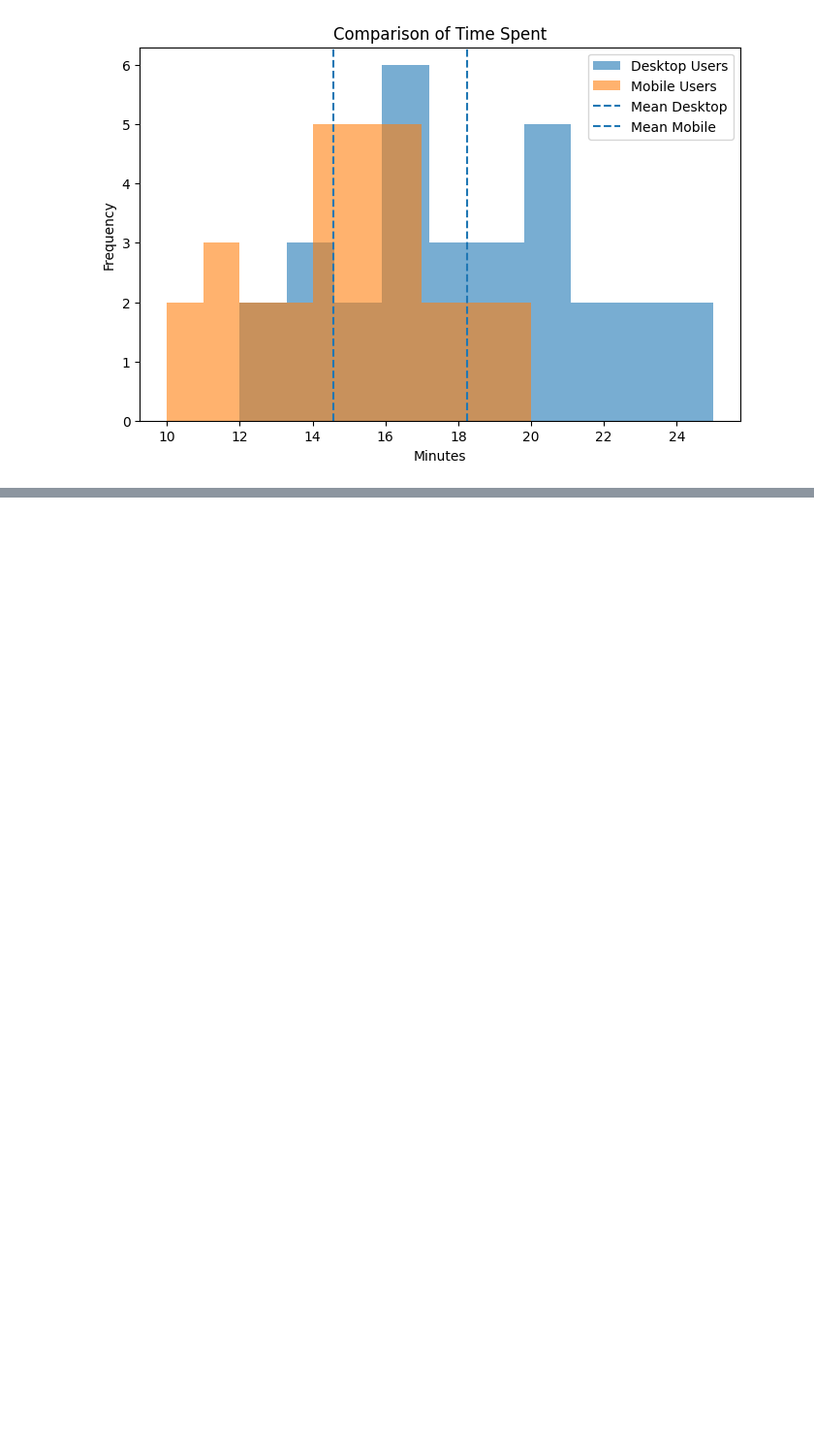
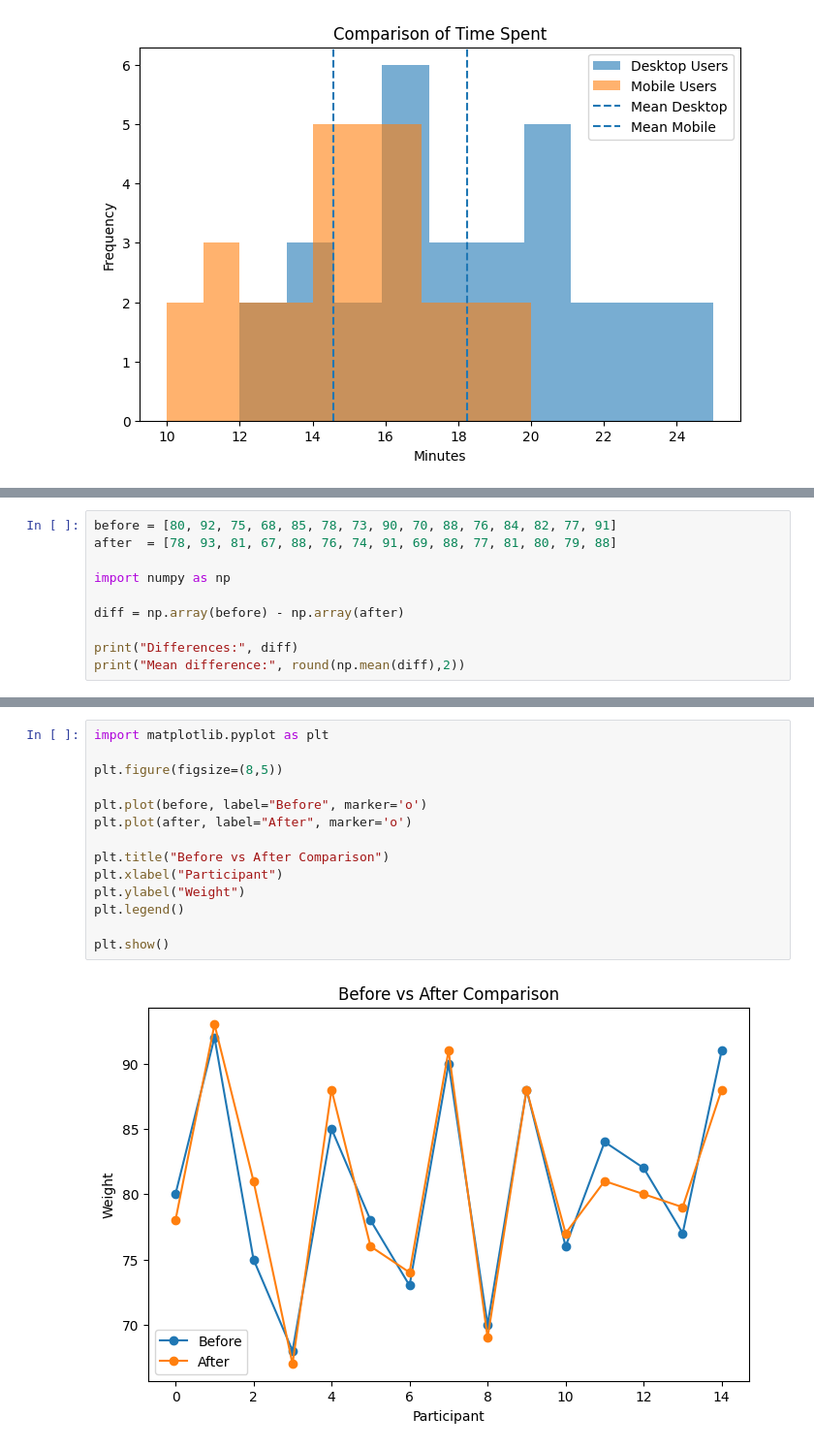
Before and after one commit to mapurva/CodeWorkspace, a Jupyter notebook: Hypothesis_Testing.ipynb, the cells around one changed output, grey strips where cells are left out. Shown at 97% size. Cells and saved outputs as stored; diff of their text form; blank space fills up the shorter version.

```diff
--- a/Hypothesis_Testing.ipynb
+++ b/Hypothesis_Testing.ipynb
@@ -3224,0 +3502,10 @@ ttest_ind(desktop, mobile, equal_var=False)
+# %%
+before = [80, 92, 75, 68, 85, 78, 73, 90, 70, 88, 76, 84, 82, 77, 91]
+after  = [78, 93, 81, 67, 88, 76, 74, 91, 69, 88, 77, 81, 80, 79, 88]
+
+import numpy as np
+
+diff = np.array(before) - np.array(after)
+
+print("Differences:", diff)
+print("Mean difference:", round(np.mean(diff),2))
@@ -3224,0 +3564,16 @@ ttest_ind(desktop, mobile, equal_var=False)
+# %%
+import matplotlib.pyplot as plt
+
+plt.figure(figsize=(8,5))
+
+plt.plot(before, label="Before", marker='o')
+plt.plot(after, label="After", marker='o')
+
+plt.title("Before vs After Comparison")
+plt.xlabel("Participant")
+plt.ylabel("Weight")
+plt.legend()
+
+plt.show()
+# %% [output]
+[figure, added]
```
Also changed, not shown: parts of 24 cells of this notebook.
